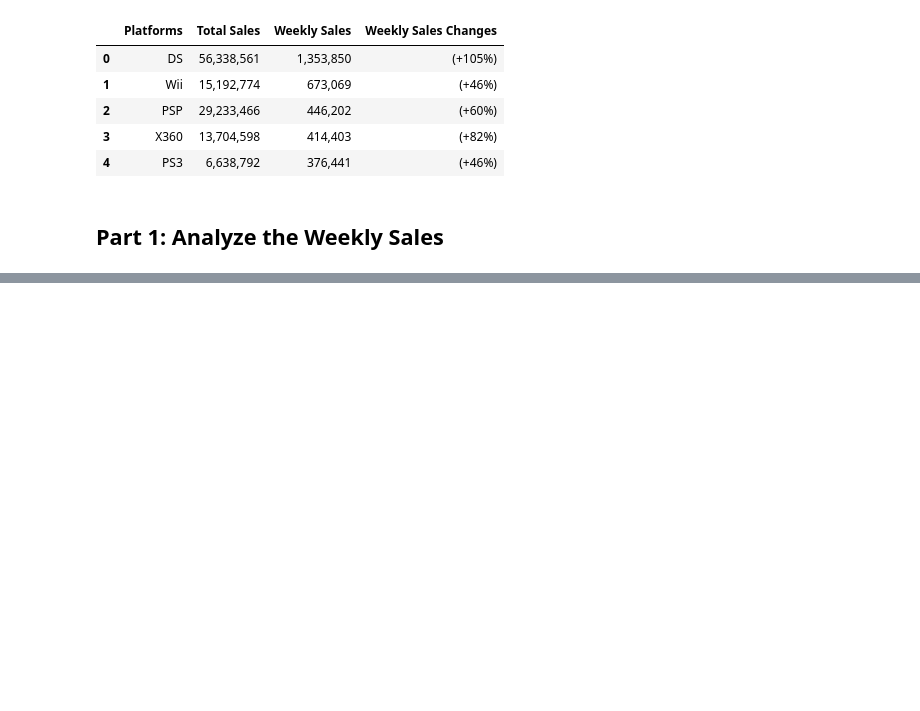
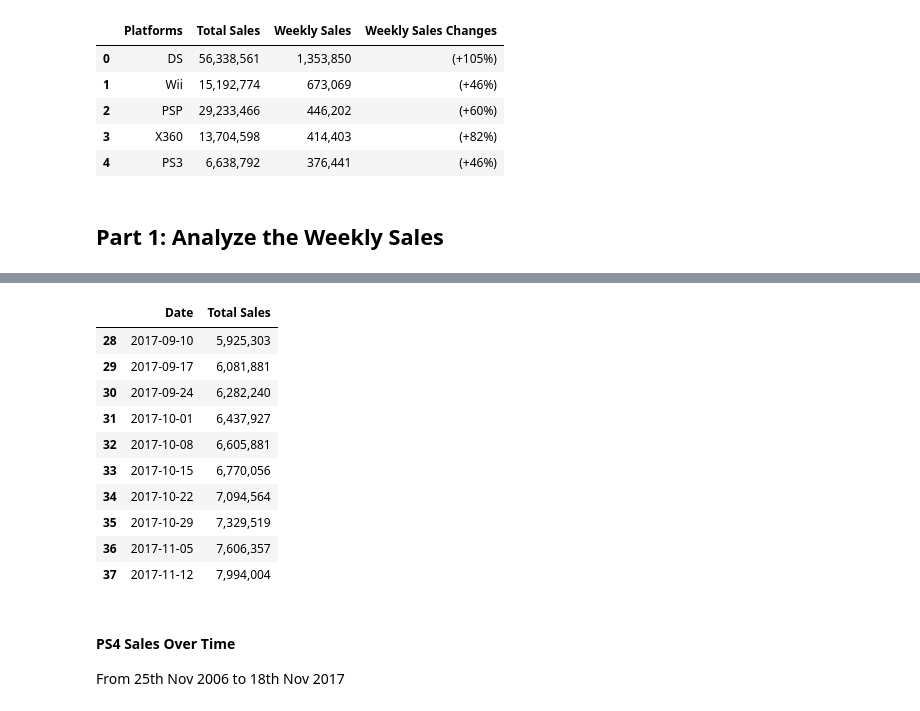
Before and after one commit to xuwenyihust/Game-Zone, a Jupyter notebook: console_wars.ipynb, the cells around one changed output, grey strips where cells are left out. Cells and saved outputs as stored; diff of their text form; code cells hidden in the pictures; blank space fills up the shorter version.

```diff
--- a/console_wars.ipynb
+++ b/console_wars.ipynb
@@ -319,0 +443,39 @@ get_weekly_hardware_sales(date)
+# %%
+start_date = datetime(2017, 1, 1)
+end_date = datetime(2017, 11, 18)
+
+date_p = start_date
+ns_sales_date = []
+ns_sales = []
+
+while date_p <= end_date:
+
+    weekly_hardware_sales = get_weekly_hardware_sales(date_p)
+    # Check if Wii is in sale
+    if 'NS' in weekly_hardware_sales['Platforms'].values:
+        ns_sales_date.append(date_p)
+        ns_sales.append(weekly_hardware_sales[weekly_hardware_sales['Platforms']=='NS']['Total Sales'].values[0])
+
+    date_p += timedelta(7)
+    time.sleep(0.1)
+# %%
+ns_sales_df = pd.DataFrame({'Date': ns_sales_date, \
+                             'Total Sales': ns_sales \
+                                     })
+ns_sales_df[-10:]
+# %% [output]
+|  | Date | Total Sales |
+| 28 | 2017-09-10 | 5,925,303 |
+| 29 | 2017-09-17 | 6,081,881 |
+| 30 | 2017-09-24 | 6,282,240 |
+| 31 | 2017-10-01 | 6,437,927 |
+| 32 | 2017-10-08 | 6,605,881 |
+| 33 | 2017-10-15 | 6,770,056 |
+| 34 | 2017-10-22 | 7,094,564 |
+| 35 | 2017-10-29 | 7,329,519 |
+| 36 | 2017-11-05 | 7,606,357 |
+| 37 | 2017-11-12 | 7,994,004 |
+# %% [markdown]
+#### PS4 Sales Over Time
+
+From 25th Nov 2006 to 18th Nov 2017
```
Also changed, not shown: parts of 16 cells of this notebook.
